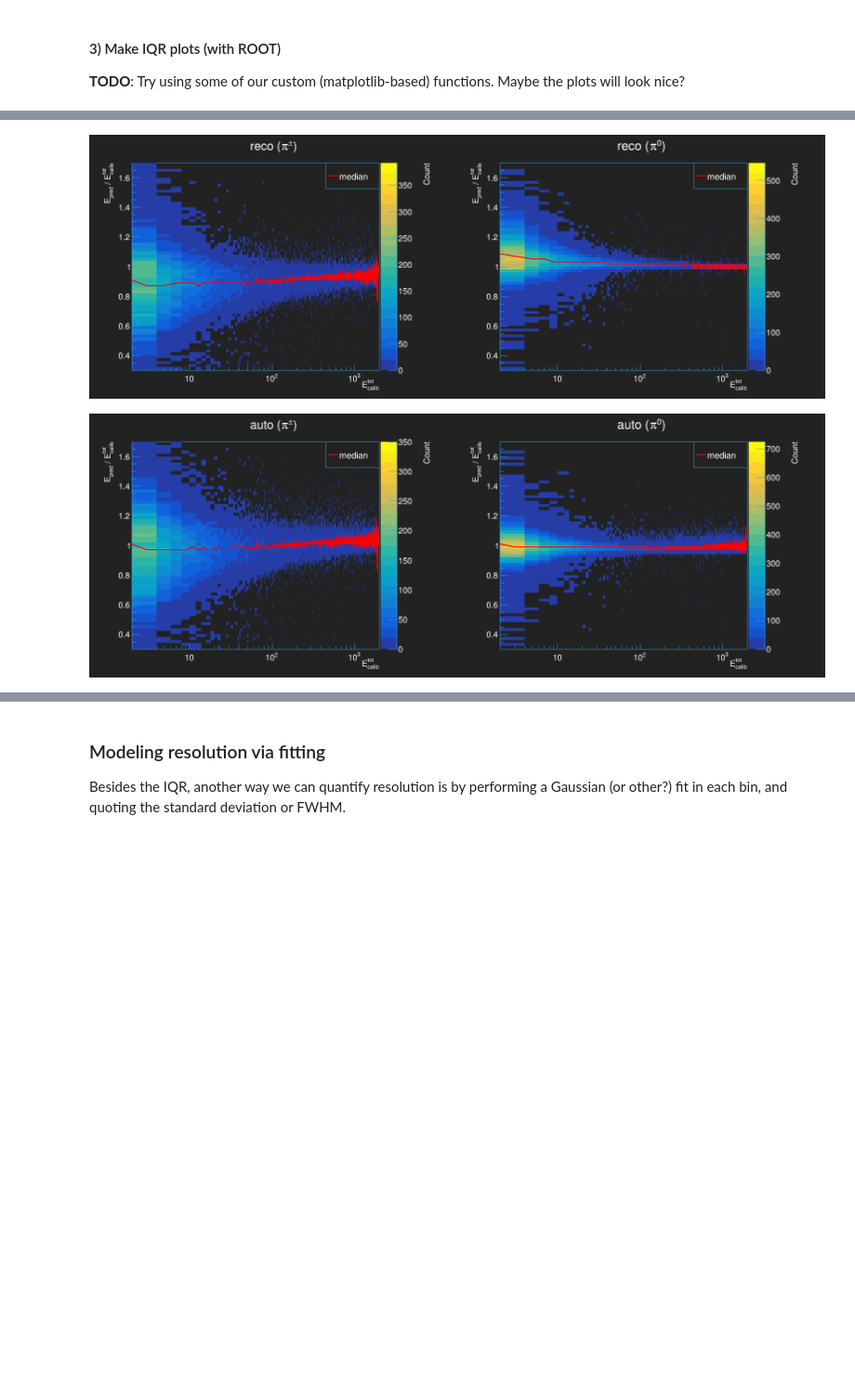
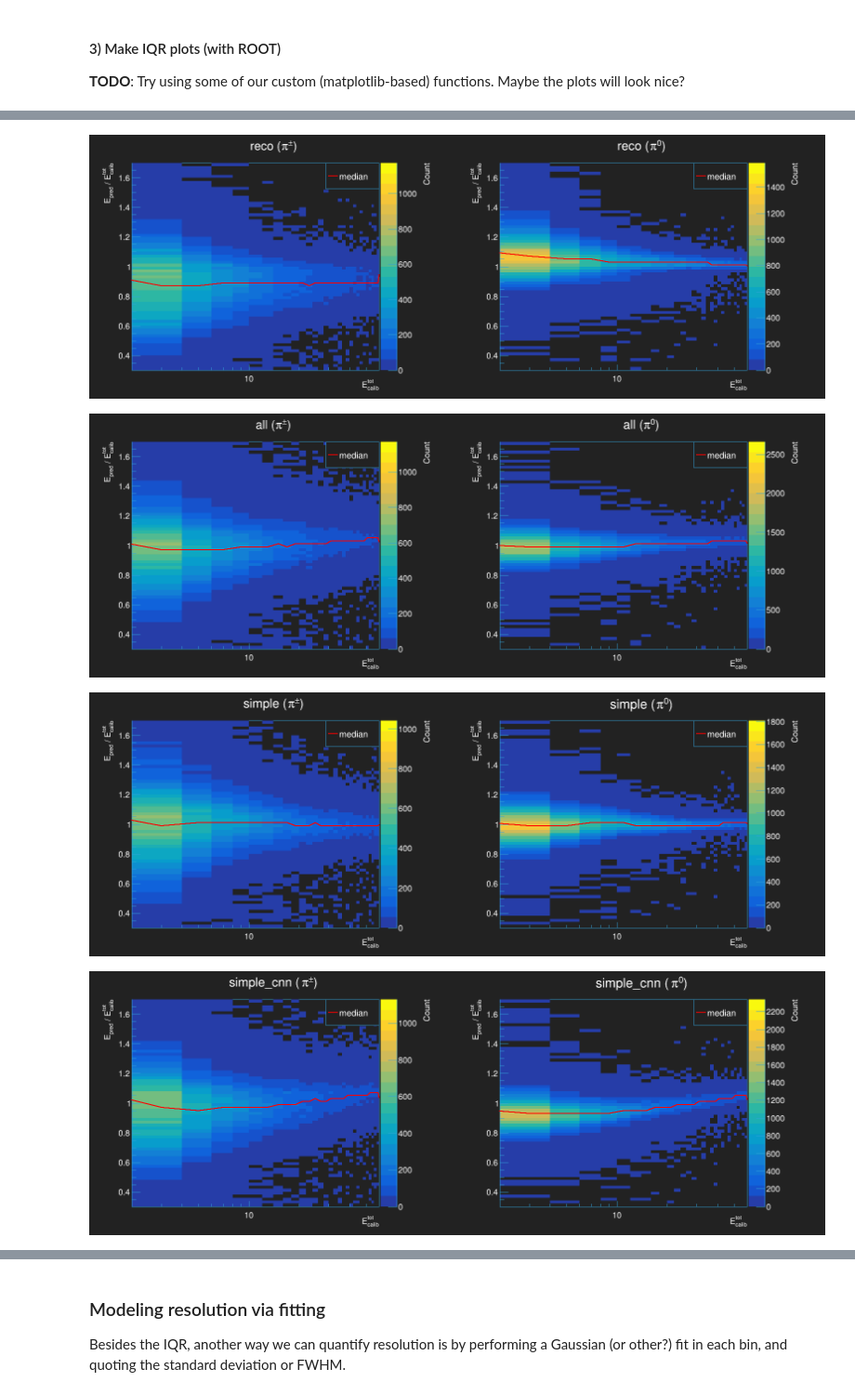
Before and after one commit to atlas-calo-ml/caloml-atlas, a Jupyter notebook: regression2/IQRComparison.ipynb, the cells around one changed output, grey strips where cells are left out. Shown at 93% size. Cells and saved outputs as stored; diff of their text form; code cells hidden in the pictures; blank space fills up the shorter version.

```diff
--- a/regression2/IQRComparison.ipynb
+++ b/regression2/IQRComparison.ipynb
@@ -5,7 +5,7 @@ This notebook makes plots of energy resolution (defined by the interquartile ran
 # %%
 # source & subdir -- used to specify a set of networks that were trained with particular data & settings
 source = 'pion'
-subdir = 'pion1a'
+subdir = 'pion4'
 # %% [markdown]
 #### 1) Initial setup
 # %%
@@ -101,8 +112,8 @@ for fdict in result_files.values():
 
 **TODO**: Try using some of our custom (matplotlib-based) functions. Maybe the plots will look nice?
 # %%
-nbins = 40
-x_range = (0.,800.)
+nbins = 80
+x_range = (0.,80.)
 
 iqr_hists = {
     model:{
@@ -133,8 +144,13 @@ pname = {
 }
 
 ranges = {
-    'pp':(4.0e-2,3.0e-1),
+    'pp':(9.0e-2,1.0),
     'p0':(9.0e-3,4.0e-1)
+}
+
+pi_latex = {
+    'p0': '$\pi^0$',
+    'pp': '$\pi^\pm$',
 }
 
 for pkey in pname.keys():
@@ -150,11 +166,13 @@ for pkey in pname.keys():
         stack.Add(iqr_hists[model][pkey])
         leg.AddEntry(iqr_hists[model][pkey],model,'l')
 
-    stack.Draw('NOSTACK HIST L') # use 'NOSTACK HIST' for more accurate (but harder-to-read) version, the curves are hiding binning
+    stack.Draw('NOSTACK HIST') # use 'NOSTACK HIST' for more accurate (but harder-to-read) version, the curves are hiding binning
 
     stack.SetMinimum(ranges[pkey][0])
     stack.SetMaximum(ranges[pkey][1])
+    rt.gPad.SetLogx()
     rt.gPad.SetLogy()
+    rt.gPad.SetGrid()
 
     stack.SetTitle('Resolution Plot ({});Energy [GeV];{} / Median'.format(pname[pkey], 'IQR_{16}^{84}'))
     leg.Draw()
@@ -185,12 +247,12 @@ curves = []
 nbins = [1000,70]
 title_suffix = ';E_{calib}^{tot};E_{pred} / E_{calib}^{tot};Count'
 
-# models_short = ['reco','simple','simple_cnn','split_emb_cnn']
+#models_short = ['reco', 'all', 'simple','simple_cnn','split_emb_cnn']
 
-#autokeras version
-models_short = ['reco'] + models
+# #autokeras version
+# models_short = ['reco'] + models
 
-for model in models_short:
+for model in plot_keys:
 
     c = rt.TCanvas(qu.RN(),model,1600,600)
     c.Divide(2,1)
@@ -200,33 +262,35 @@ for model in models_short:
         c.cd(i+1)
 
         if(model == 'reco'): curve, h = rpu.EnergyPlot2D(results[models[0]][pkey]['reco'], results[models[0]][pkey]['truth'],
                                                          title='{} ({})'.format(model, pname[pkey]) + title_suffix,
                                                          nbins = nbins
                                                         )
 
         else: curve, h = rpu.EnergyPlot2D(results[model][pkey]['output'] * results[model][pkey]['reco'], results[model][pkey]['truth'],
                                           title='{} ({})'.format(model, pname[pkey]) + title_suffix,
                                           nbins = nbins
                                          )
 
         leg = rt.TLegend(0.65,0.8,0.8,0.9)
         leg.SetTextColor(plotstyle.text)
         leg.AddEntry(curve,'median','l')
 
 
         h.Draw('COLZ')
-        h.GetXaxis().SetRangeUser(1.0,2.0e3)
+        h.GetXaxis().SetRangeUser(.1,6.0e1)
         h.GetZaxis().SetTitleOffset(1.5)
         curve.Draw('SAME')
         leg.Draw()
         rt.gPad.SetLogx()
         rt.gPad.SetLeftMargin(0.1)
         rt.gPad.SetRightMargin(0.2)
         c.Draw()
         hists.append(h)
         curves.append(curve)
         legends.append(leg)
         canvases.append(c)
 # %% [output]
-[figure, old version]
+[figure, new version]
-[figure, old version]
+[figure, new version]
+[figure, added]
+[figure, added]
```
Also changed, not shown: parts of 10 cells of this notebook, 6 other files.
